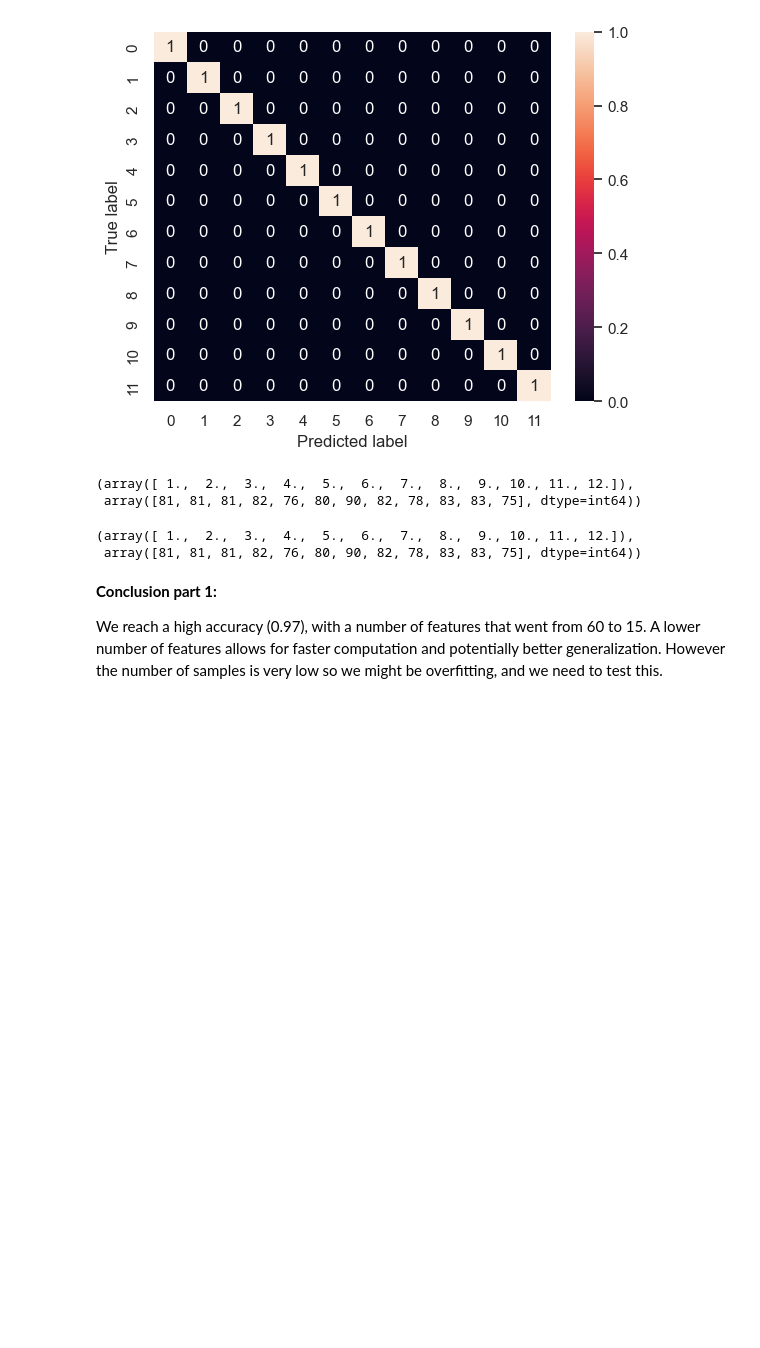
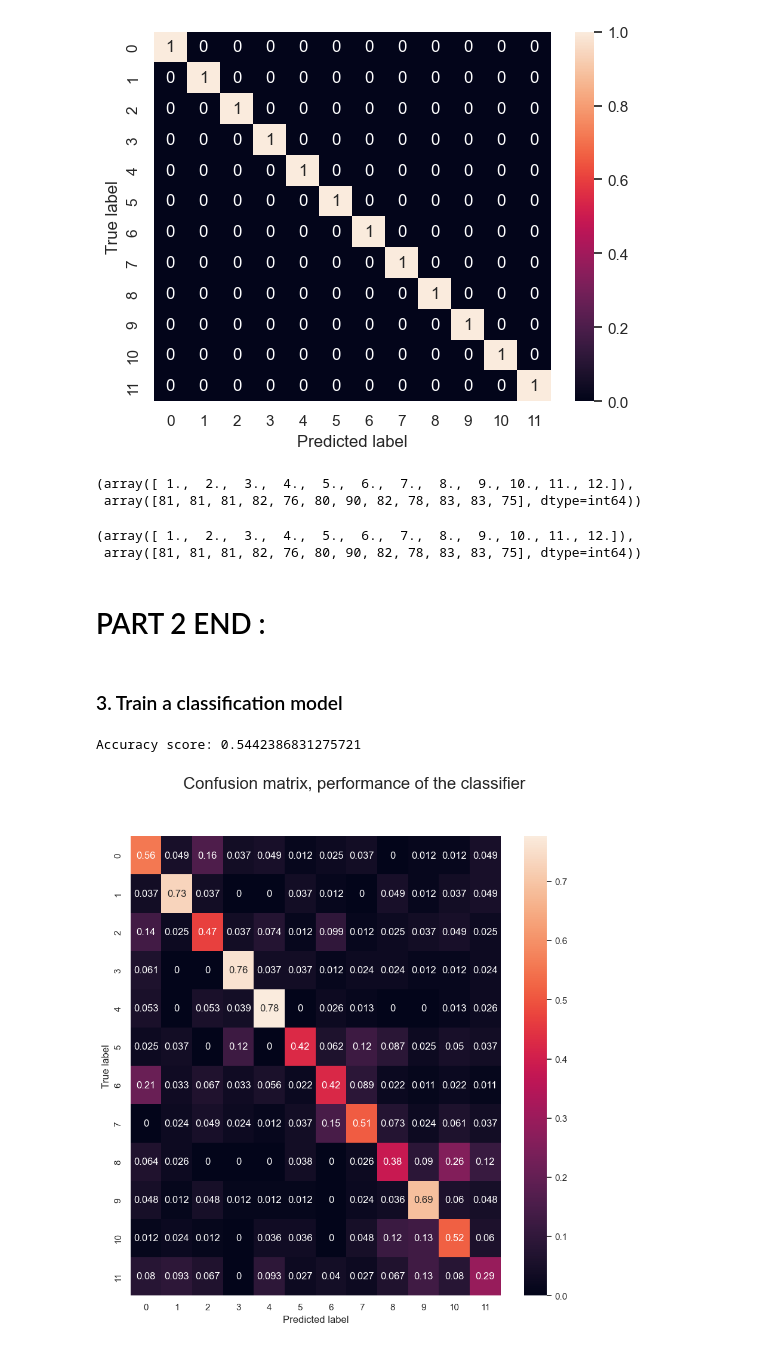
Before and after one commit to loufourneaux/project_2_nssp, a Jupyter notebook: part_2.ipynb, the cells around one changed output. Drawn from its saved outputs; the diff is of its cells as text; code cells hidden in the pictures; blank space fills up the shorter version.

Commit message:
End of part 2

```diff
--- a/part_2.ipynb
+++ b/part_2.ipynb
@@ -492,7 +492,33 @@ np.unique(y_test, return_counts=True)
 # %% [output]
 (array([ 1.,  2.,  3.,  4.,  5.,  6.,  7.,  8.,  9., 10., 11., 12.]),
  array([81, 81, 81, 82, 76, 80, 90, 82, 78, 83, 83, 75], dtype=int64))
-# %% [markdown]
-**Conclusion part 1:**
-
-We reach a high accuracy (0.97), with a number of features that went from 60 to 15. A lower number of features allows for faster computation and potentially better generalization. However the number of samples is very low so we might be overfitting, and we need to test this.
+# %% [markdown]
+# PART 2 END :
+# %% [markdown]
+### 3. Train a classification model
+# %%
+X_train, X_test, y_train, y_test = train_test_split(dataset, labels, test_size=0.3, random_state=34)
+
+scaler = StandardScaler()
+X_train_z = scaler.fit_transform(X_train)
+X_test_z = scaler.transform(X_test)
+
+clf = SVC(kernel='linear')  #linear seems to work best
+clf.fit(X_train_z, y_train)
+
+y_pred = clf.predict(X_test_z)
+
+accuracy = accuracy_score(y_test, y_pred)
+print(f"Accuracy score: {accuracy}")
+
+# Create a confusion matrix
+confmat = confusion_matrix(y_test, y_pred, normalize="true")
+fig, ax = plt.subplots(figsize  =(10, 10))
+fig.suptitle('Confusion matrix, performance of the multisubject classifier', size = 20)
+sns.heatmap(confmat, annot=True, ax=ax)
+ax.set_ylabel("True label")
+ax.set_xlabel("Predicted label")
+plt.show()
+# %% [output]
+Accuracy score: 0.5442386831275721
+[figure, added]
```
Also changed, not shown: parts of 6 cells of this notebook.
